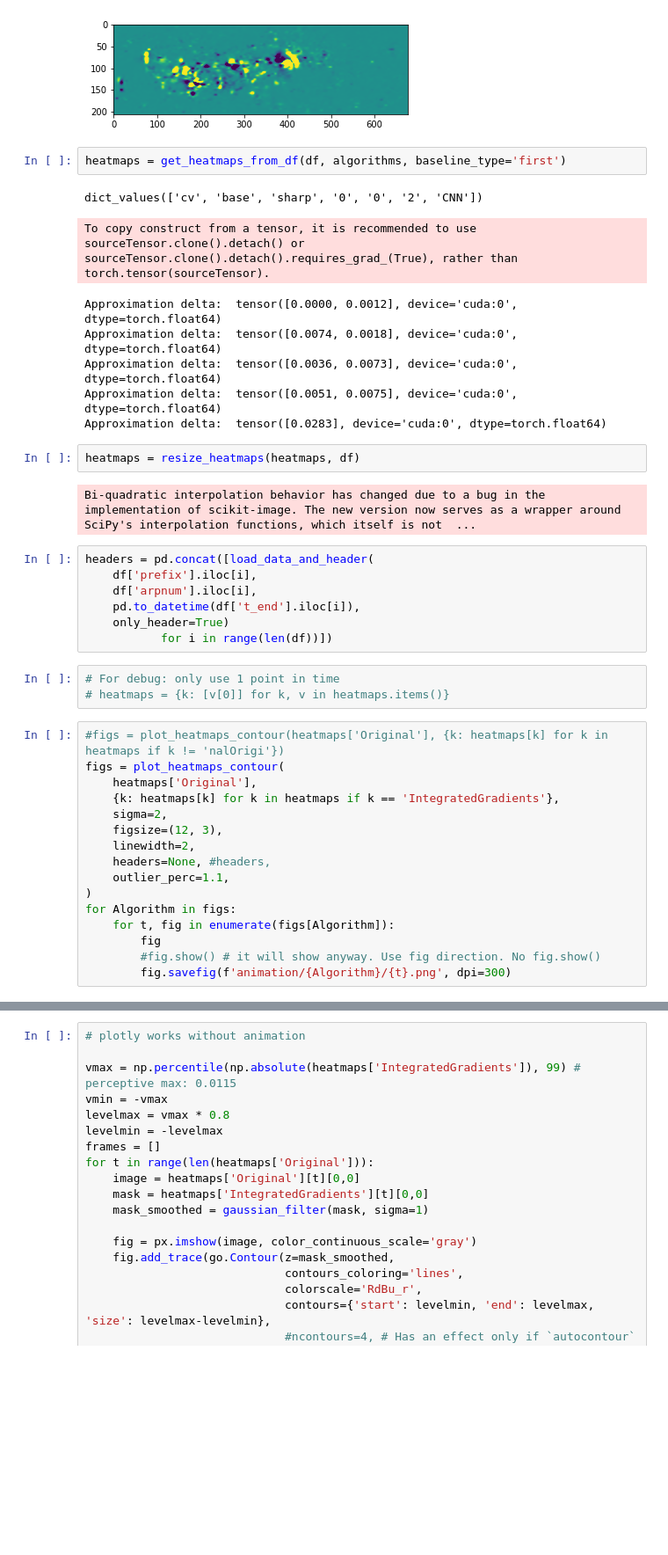
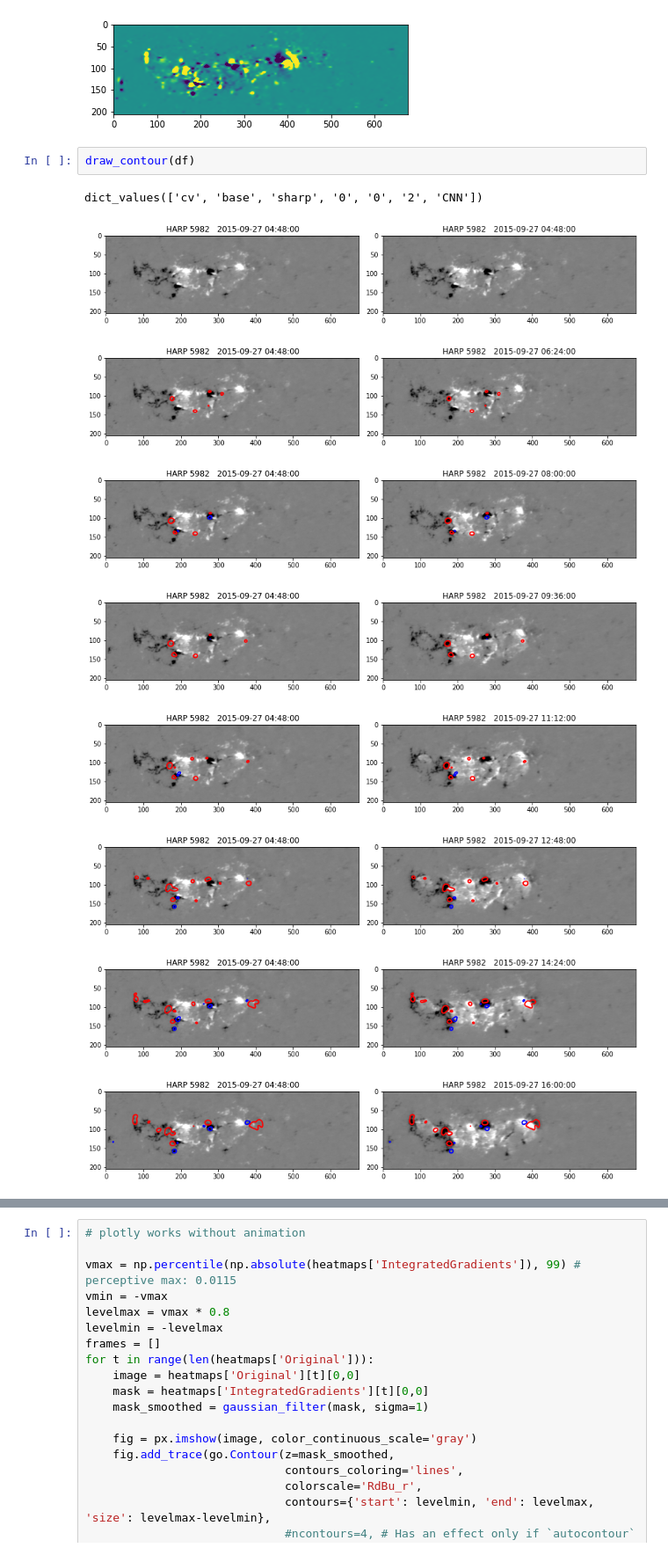
Before and after one commit to ZeyuSun/flare-prediction-smarp, a Jupyter notebook: notebooks/Captum.ipynb, the cells around one changed output, grey strips where cells are left out. Shown at 88% size. Cells and saved outputs as stored; diff of their text form; blank space fills up the shorter version.

```diff
--- a/notebooks/Captum.ipynb
+++ b/notebooks/Captum.ipynb
@@ -286,43 +301,15 @@ plt.imshow(gaussian_filter(heatmaps['IntegratedGradients'][-1][0,0], sigma=1), v
 # %% [output]
 <matplotlib.image.AxesImage at 0x...>
 [figure]
-# %%
-heatmaps = get_heatmaps_from_df(df, algorithms, baseline_type='first')
-# %% [output]
-dict_values(['cv', 'base', 'sharp', '0', '0', '2', 'CNN'])
-To copy construct from a tensor, it is recommended to use sourceTensor.clone().detach() or sourceTensor.clone().detach().requires_grad_(True), rather than torch.tensor(sourceTensor).
-Approximation delta:  tensor([0.0000, 0.0012], device='cuda:0', dtype=torch.float64)
-Approximation delta:  tensor([0.0074, 0.0018], device='cuda:0', dtype=torch.float64)
-Approximation delta:  tensor([0.0036, 0.0073], device='cuda:0', dtype=torch.float64)
-Approximation delta:  tensor([0.0051, 0.0075], device='cuda:0', dtype=torch.float64)
-Approximation delta:  tensor([0.0283], device='cuda:0', dtype=torch.float64)
-# %%
-heatmaps = resize_heatmaps(heatmaps, df)
-# %% [output]
-Bi-quadratic interpolation behavior has changed due to a bug in the implementation of scikit-image. The new version now serves as a wrapper around SciPy's interpolation functions, which itself is not  ...
-# %%
-headers = pd.concat([load_data_and_header(
-    df['prefix'].iloc[i],
-    df['arpnum'].iloc[i],
-    pd.to_datetime(df['t_end'].iloc[i]),
-    only_header=True)
-           for i in range(len(df))])
-# %%
-# For debug: only use 1 point in time
-# heatmaps = {k: [v[0]] for k, v in heatmaps.items()}
 # %%
-#figs = plot_heatmaps_contour(heatmaps['Original'], {k: heatmaps[k] for k in heatmaps if k != 'nalOrigi'})
-figs = plot_heatmaps_contour(
-    heatmaps['Original'],
-    {k: heatmaps[k] for k in heatmaps if k == 'IntegratedGradients'},
-    sigma=2,
-    figsize=(12, 3),
-    linewidth=2,
-    headers=None, #headers,
-    outlier_perc=1.1,
-)
-for Algorithm in figs:
-    for t, fig in enumerate(figs[Algorithm]):
-        fig
-        #fig.show() # it will show anyway. Use fig direction. No fig.show()
-        fig.savefig(f'animation/{Algorithm}/{t}.png', dpi=300)
+draw_contour(df)
+# %% [output]
+dict_values(['cv', 'base', 'sharp', '0', '0', '2', 'CNN'])
+[figure, added]
+[figure, added]
+[figure, added]
+[figure, added]
+[figure, added]
+[figure, added]
+[figure, added]
+[figure, added]
```
Also changed, not shown: parts of 10 cells of this notebook, 12 other files.
